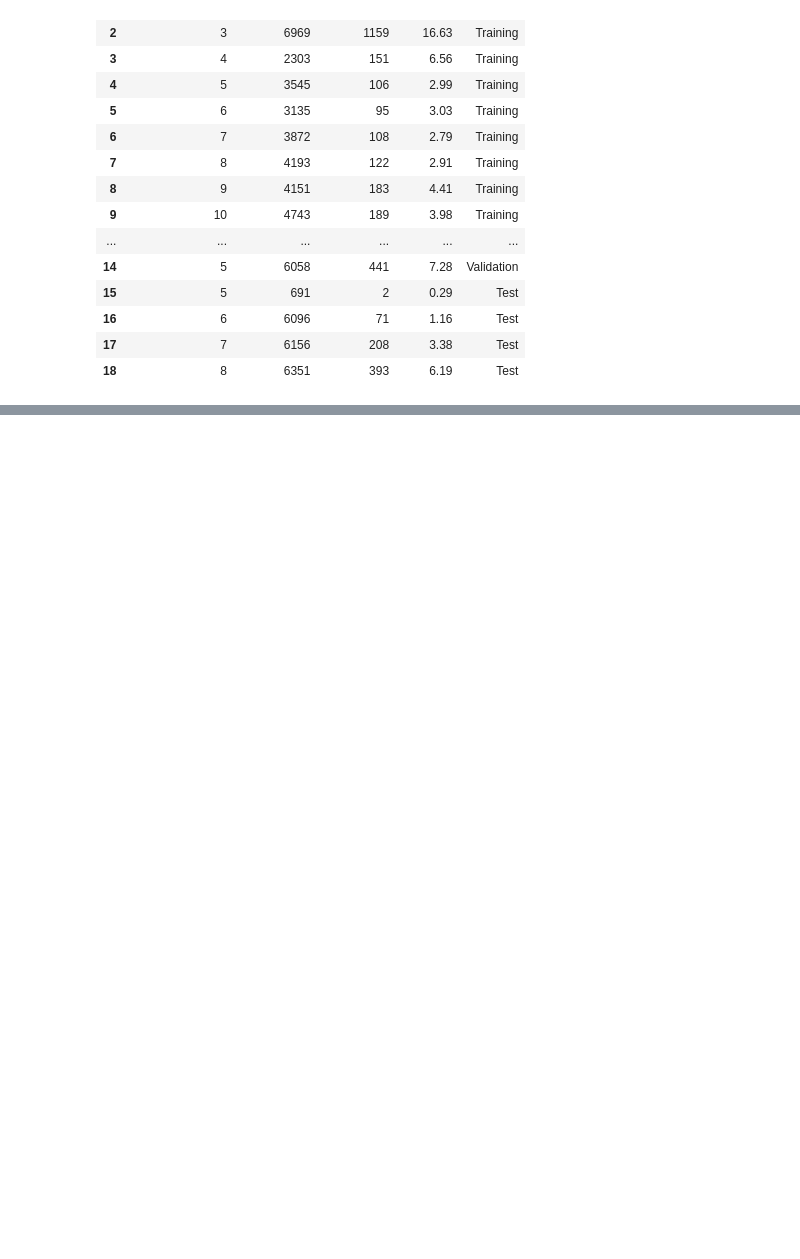
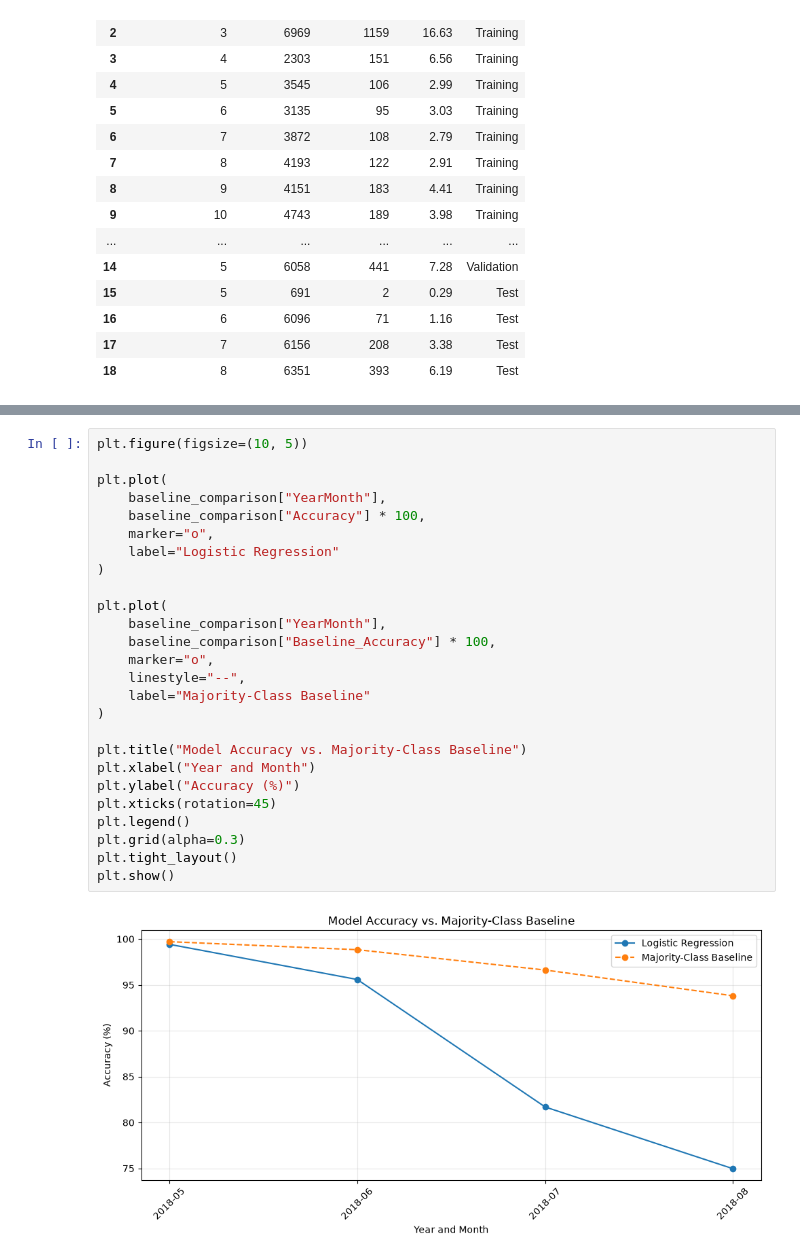
Before and after one commit to caueeeb/delivery-prediction-ml, a Jupyter notebook: research/01_temporal_distribution_shift.ipynb, the cells around one changed output, grey strips where cells are left out. Drawn from its saved outputs; the diff is of its cells as text; blank space fills up the shorter version.

```diff
--- a/research/01_temporal_distribution_shift.ipynb
+++ b/research/01_temporal_distribution_shift.ipynb
@@ -627,0 +1020,28 @@ NameError: name 'plt' is not defined
+# %%
+plt.figure(figsize=(10, 5))
+
+plt.plot(
+    baseline_comparison["YearMonth"],
+    baseline_comparison["Accuracy"] * 100,
+    marker="o",
+    label="Logistic Regression"
+)
+
+plt.plot(
+    baseline_comparison["YearMonth"],
+    baseline_comparison["Baseline_Accuracy"] * 100,
+    marker="o",
+    linestyle="--",
+    label="Majority-Class Baseline"
+)
+
+plt.title("Model Accuracy vs. Majority-Class Baseline")
+plt.xlabel("Year and Month")
+plt.ylabel("Accuracy (%)")
+plt.xticks(rotation=45)
+plt.legend()
+plt.grid(alpha=0.3)
+plt.tight_layout()
+plt.show()
+# %% [output]
+[figure, added]
```
Also changed, not shown: parts of 27 cells of this notebook, 2 other files.
